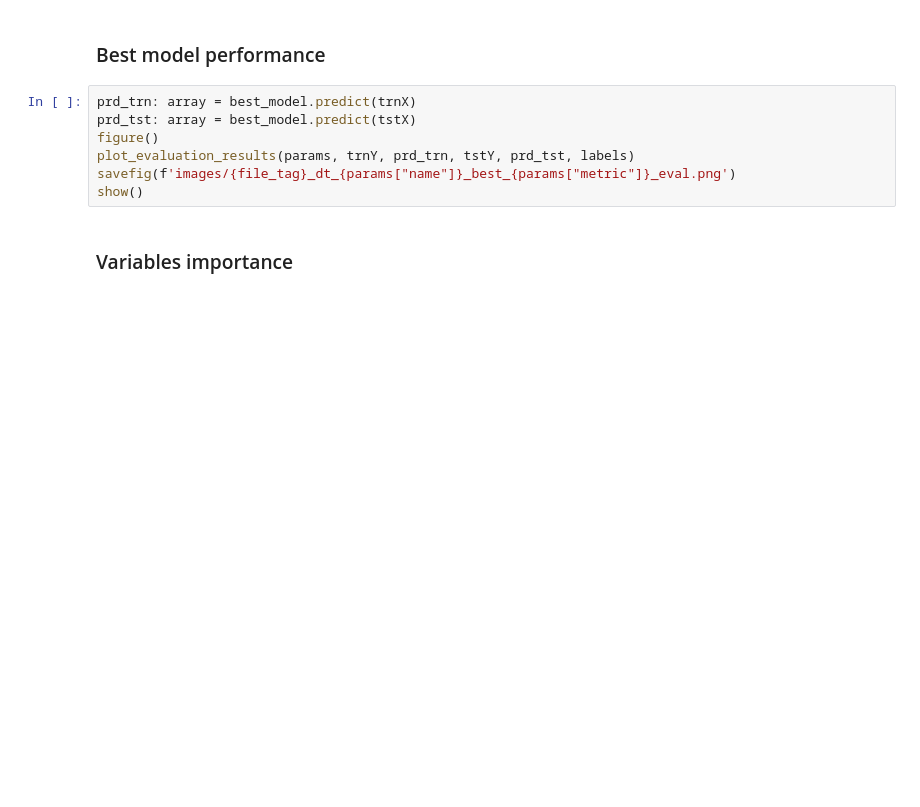
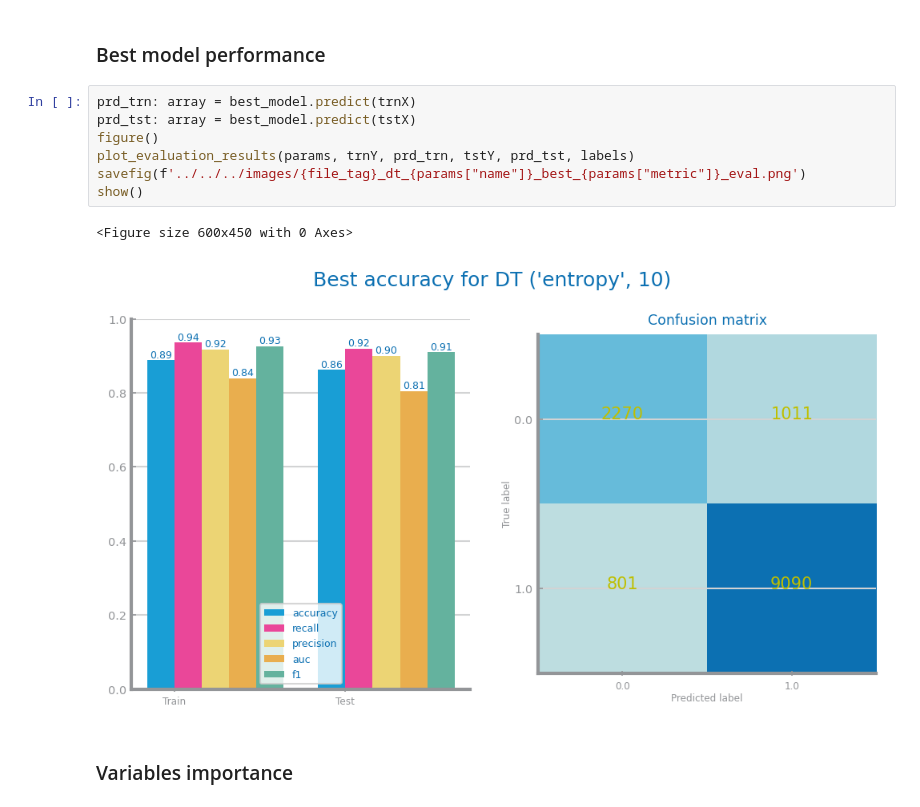
Before and after one commit to DaviGiordano/data-science-course-project, a Jupyter notebook: ipynb_files/Multidimensional/4_Classfication/Lab243_trees.ipynb, the cells around one changed output. Saved outputs shown, nothing was run; the diff lists cells and outputs as text; blank space fills up the shorter version.

```diff
--- a/ipynb_files/Multidimensional/4_Classfication/Lab243_trees.ipynb
+++ b/ipynb_files/Multidimensional/4_Classfication/Lab243_trees.ipynb
@@ -60,10 +81,13 @@ show()
 # %%
 prd_trn: array = best_model.predict(trnX)
 prd_tst: array = best_model.predict(tstX)
 figure()
 plot_evaluation_results(params, trnY, prd_trn, tstY, prd_tst, labels)
-savefig(f'images/{file_tag}_dt_{params["name"]}_best_{params["metric"]}_eval.png')
+savefig(f'../../../images/{file_tag}_dt_{params["name"]}_best_{params["metric"]}_eval.png')
 show()
+# %% [output]
+<Figure size 600x450 with 0 Axes>
+[figure, added]
 # %% [markdown]
 <h3>Variables importance</h3>
 # %%
```
Also changed, not shown: parts of 5 cells of this notebook, 48 other files.
